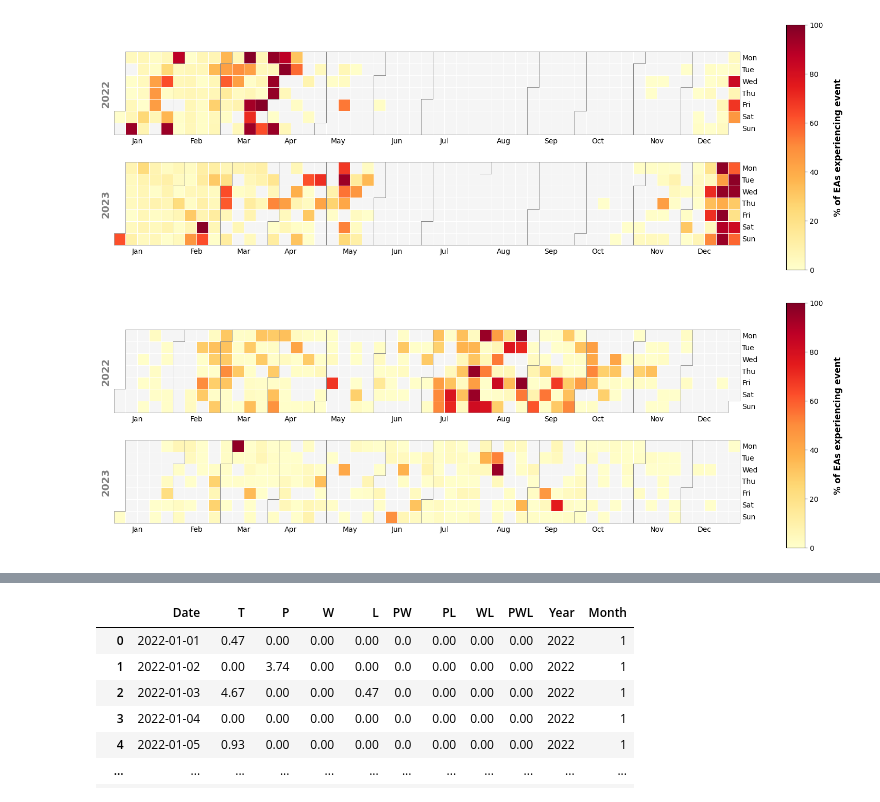
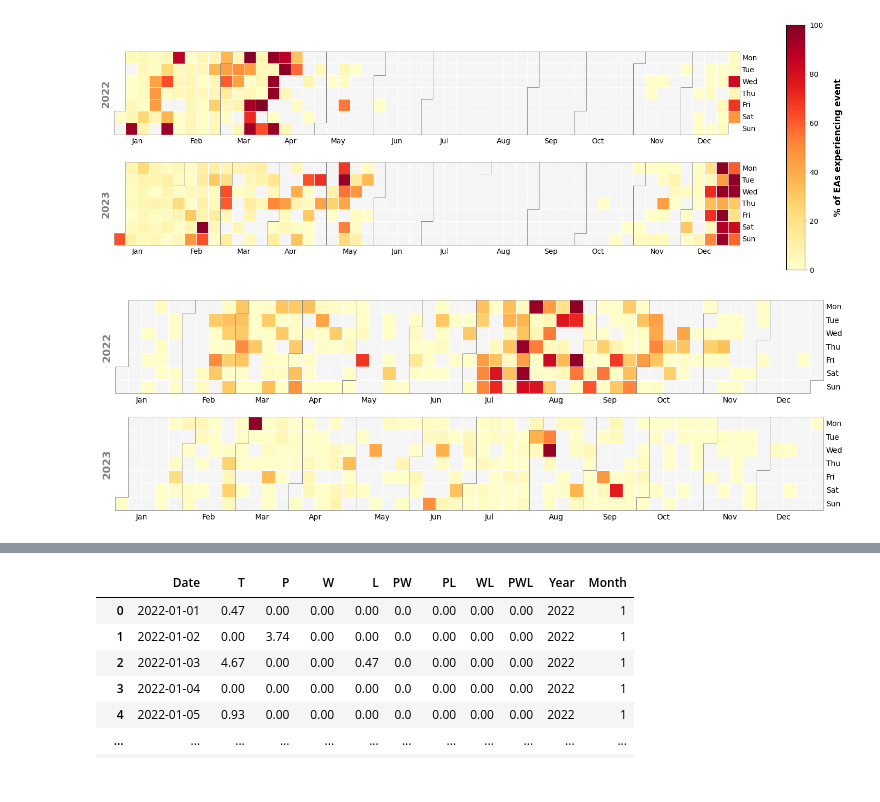
Before and after one commit to KaytheDee/pqr_extreme_weather_analysis, a Jupyter notebook: notebooks/Extreme_Weather_per_Month.ipynb, the cells around one changed output, grey strips where cells are left out. Saved outputs shown, nothing was run; the diff lists cells and outputs as text; code cells hidden in the pictures.

```diff
--- a/notebooks/Extreme_Weather_per_Month.ipynb
+++ b/notebooks/Extreme_Weather_per_Month.ipynb
@@ -715,23 +715,23 @@ plot_extreme_weather_calendar(
 # %%
 plot_extreme_weather_calendar(
     day_total_all_eas_norm,
     event_col='W',
     cmap='YlOrRd',
 
     # Cell border styling
     linewidth=0.5,
     linecolor='white',
 
     # Missing-day color
     fillcolor='whitesmoke',
 
     start_august=False,
     title='',
-    show_colorbar=True,
-    # save_path = PLOTS_DIR / 'PWL_calendar_plot.png'
+    show_colorbar=False,
+    save_path = PLOTS_DIR / 'W_calendar_plot.png'
 )
 # %% [output]
-[figure, old version]
+[figure, new version]
 # %%
 day_total_all_eas_norm.max()
 # %% [output]
```
Also changed, not shown: parts of 11 cells of this notebook.
